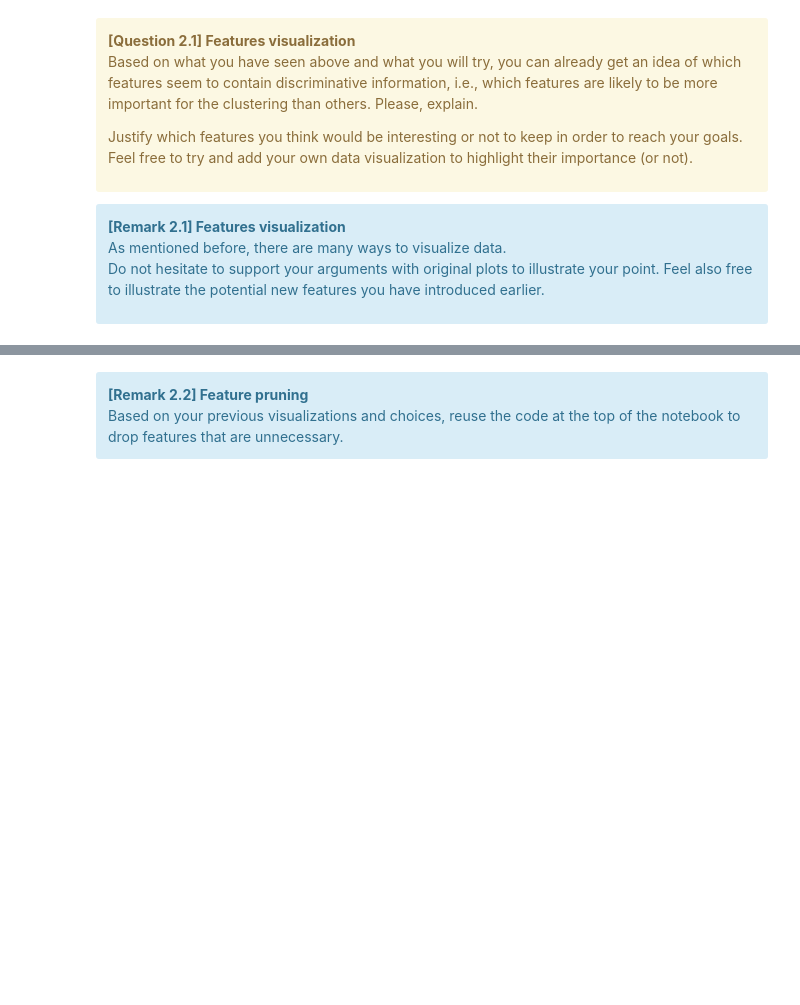
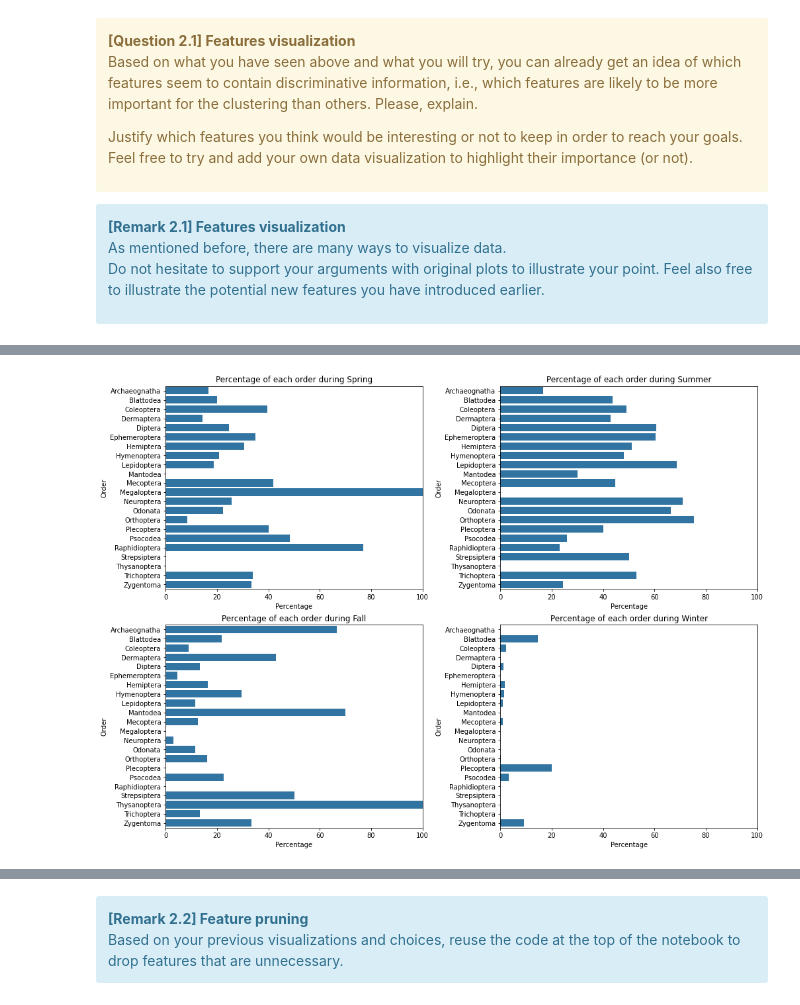
Before and after one commit to killianson/Hackathon-3, a Jupyter notebook: Hackathon03-Clustering_Student.ipynb, the cells around one changed output, grey strips where cells are left out. Saved outputs shown, nothing was run; the diff lists cells and outputs as text; code cells hidden in the pictures; blank space fills up the shorter version.

```diff
--- a/Hackathon03-Clustering_Student.ipynb
+++ b/Hackathon03-Clustering_Student.ipynb
@@ -615,0 +609,33 @@ plt.show()
+# %%
+
+
+# Graphiques - Pourcentage de chaque ordre par saison
+
+# exemple: L'ordre A a 25% de taux d'apparition au printemps, 20% en été, 30% en automne et 25% en hiver (le total fait 100%)
+
+
+# créer un df qui contient les pourcentages de chaque ordre par saison
+order_season_counts = df.groupby(['season', target_taxon]).size().unstack(fill_value=0)
+order_season_percentages = order_season_counts.divide(order_season_counts.sum(axis=0), axis=1) * 100
+
+seasons = ['Spring', 'Summer', 'Fall', 'Winter']
+fig, axes = plt.subplots(nrows=2, ncols=2, figsize=(14, 10), constrained_layout=True)
+
+for i, season in enumerate(seasons):
+
+    season_data = order_season_percentages.loc[i].reset_index()
+    season_data.columns = [target_taxon, 'percentage']
+
+    ax = axes[i//2, i%2]
+
+    # barplot pour la saison actuelle
+    sns.barplot(x='percentage', y=target_taxon, data=season_data, ax=ax)
+
+    ax.set_xlim(0, 100)
+    ax.set_title(f'Percentage of each order during {season}')
+    ax.set_xlabel('Percentage')
+    ax.set_ylabel(target_taxon.capitalize())
+
+plt.show()
+# %% [output]
+[figure, added]
```
Also changed, not shown: parts of 22 cells of this notebook.
